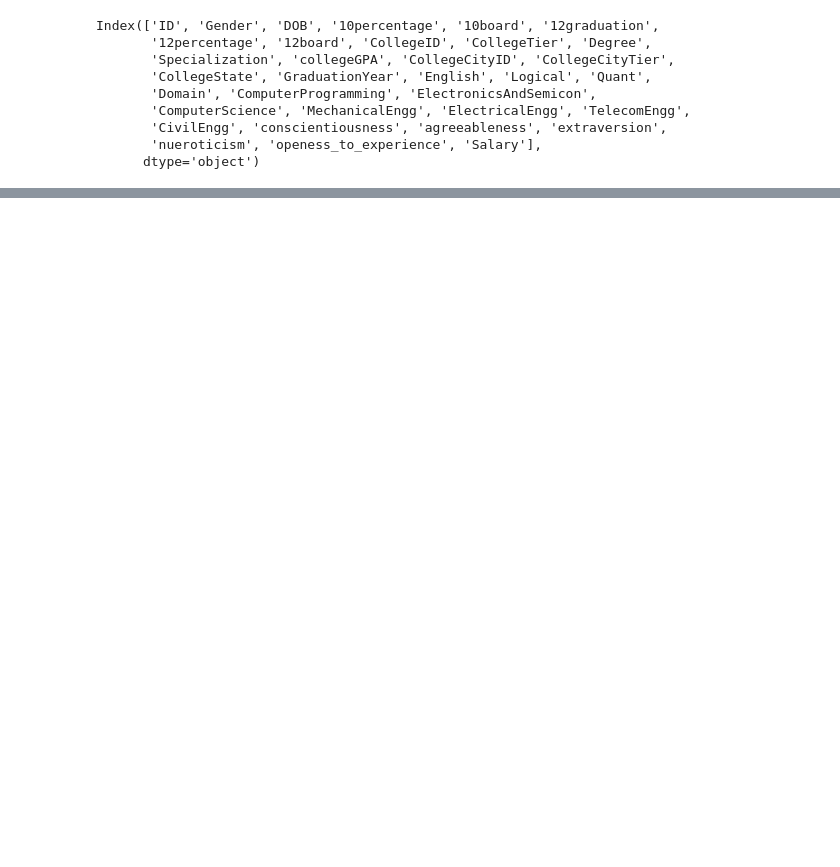
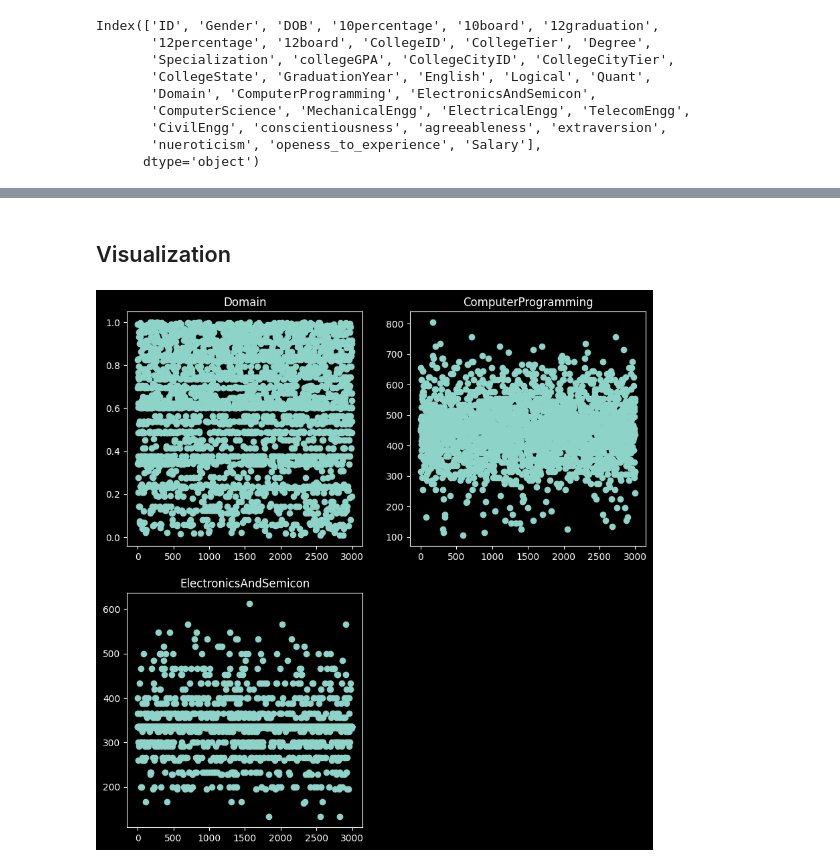
Before and after one commit to Trickster442/Data-Analysis-College-project, a Jupyter notebook: data_anaylysis/College Project/Engineering_graduate_salary.ipynb, the cells around one changed output, grey strips where cells are left out. Drawn from its saved outputs; the diff is of its cells as text; code cells hidden in the pictures; blank space fills up the shorter version.

```diff
--- a/data_anaylysis/College Project/Engineering_graduate_salary.ipynb
+++ b/data_anaylysis/College Project/Engineering_graduate_salary.ipynb
@@ -66,0 +316,3 @@ Index(['ID', 'Gender', 'DOB', '10percentage', '10board', '12graduation',
+# %%
+df = df.replace(-1 , np.nan)
+df.head()
@@ -66,0 +329,4 @@ Index(['ID', 'Gender', 'DOB', '10percentage', '10board', '12graduation',
+# %%
+cols_with_nan = [column for column in df.columns if df.isna().sum()[column] > 0]
+for column in cols_with_nan:
+    df[column] = df[column].fillna(df[column].mean())
@@ -66,0 +343,19 @@ Index(['ID', 'Gender', 'DOB', '10percentage', '10board', '12graduation',
+# %% [markdown]
+## Visualization
+# %%
+plt.figure(figsize = (10,10))
+plt.subplot(2,2,1)
+plt.scatter(df.index, df.Domain)
+plt.title('Domain')
+
+plt.subplot(2,2,2)
+plt.scatter(df.index, df.ComputerProgramming)
+plt.title('ComputerProgramming')
+
+plt.subplot(2,2,3)
+plt.scatter(df.index, df.ElectronicsAndSemicon)
+plt.title('ElectronicsAndSemicon')
+
+plt.show()
+# %% [output]
+[figure, added]
```
Also changed, not shown: parts of 36 cells of this notebook.
